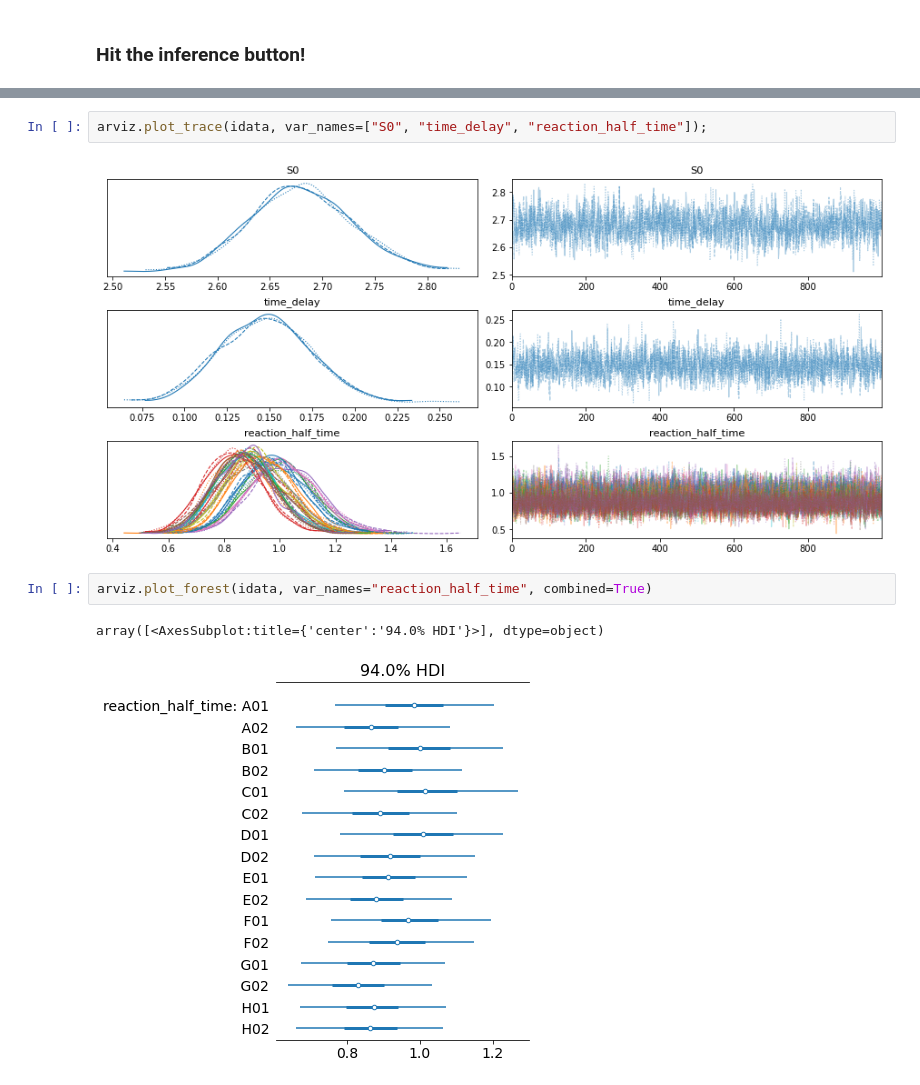
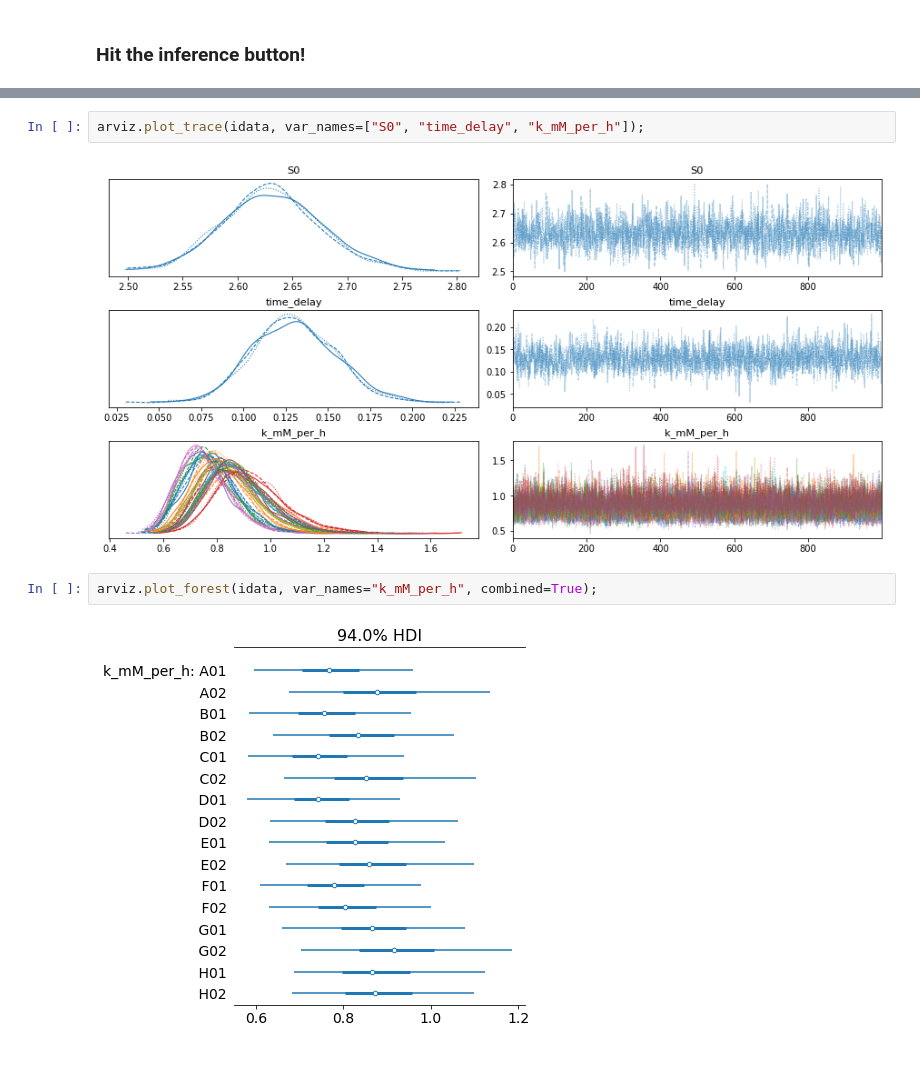
Before and after one commit to JuBiotech/diginbio-car-paper, a Jupyter notebook: notebooks/02_Model Fitting.ipynb, the cells around one changed output, grey strips where cells are left out. Cells and saved outputs as stored; diff of their text form.

```diff
--- a/notebooks/02_Model Fitting.ipynb
+++ b/notebooks/02_Model Fitting.ipynb
@@ -68,12 +68,11 @@ Sampling 3 chains for 1_000 tune and 1_000 draw iterations (3_000 + 3_000 draws
 0, dim: sampling_cycle, 5 =? 5
 1, dim: reaction_well, 16 =? 16
 # %%
-arviz.plot_trace(idata, var_names=["S0", "time_delay", "reaction_half_time"]);
+arviz.plot_trace(idata, var_names=["S0", "time_delay", "k_mM_per_h"]);
 # %% [output]
-[figure, old version]
+[figure, new version]
 # %%
-arviz.plot_forest(idata, var_names="reaction_half_time", combined=True)
+arviz.plot_forest(idata, var_names="k_mM_per_h", combined=True);
 # %% [output]
-array([<AxesSubplot:title={'center':'94.0% HDI'}>], dtype=object)
-[figure, old version]
+[figure, new version]
 # %%
```
Also changed, not shown: parts of 3 cells of this notebook, 2 other files.
